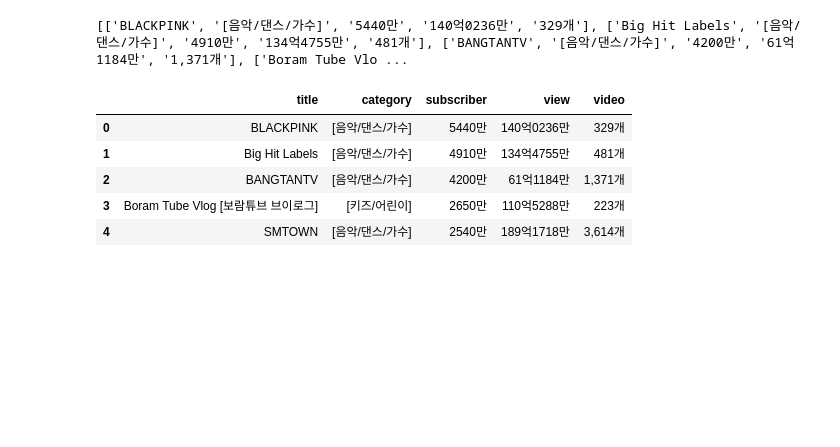
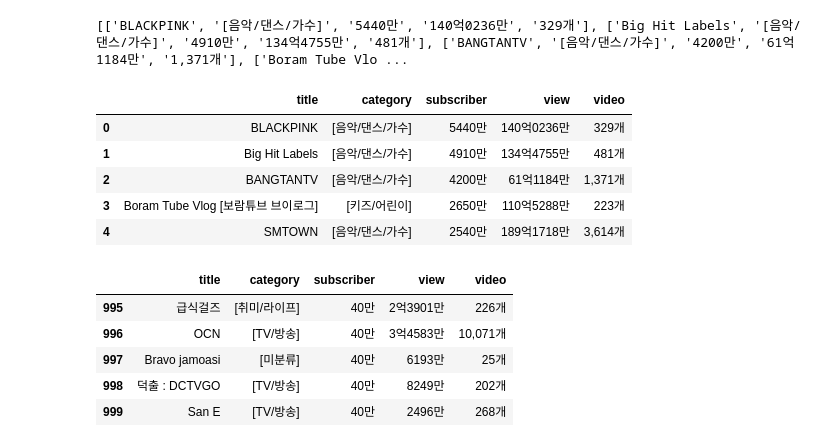
Before and after one commit to shinseongsu/Data_Analysis_Study, a Jupyter notebook: BeautifulSoup.ipynb, the cells around one changed output. Cells and saved outputs as stored; diff of their text form; code cells hidden in the pictures; blank space fills up the shorter version.

```diff
--- a/BeautifulSoup.ipynb
+++ b/BeautifulSoup.ipynb
@@ -588,3 +588,12 @@ df.head()
 | 2 | BANGTANTV | [음악/댄스/가수] | 4200만 | 61억1184만 | 1,371개 |
 | 3 | Boram Tube Vlog [보람튜브 브이로그] | [키즈/어린이] | 2650만 | 110억5288만 | 223개 |
 | 4 | SMTOWN | [음악/댄스/가수] | 2540만 | 189억1718만 | 3,614개 |
+# %%
+df.tail()
+# %% [output]
+|  | title | category | subscriber | view | video |
+| 995 | 급식걸즈 | [취미/라이프] | 40만 | 2억3901만 | 226개 |
+| 996 | OCN | [TV/방송] | 40만 | 3억4583만 | 10,071개 |
+| 997 | Bravo jamoasi | [미분류] | 40만 | 6193만 | 25개 |
+| 998 | 덕출 : DCTVGO | [TV/방송] | 40만 | 8249만 | 202개 |
+| 999 | San E | [TV/방송] | 40만 | 2496만 | 268개 |
```
Also changed, not shown: parts of 11 cells of this notebook.
